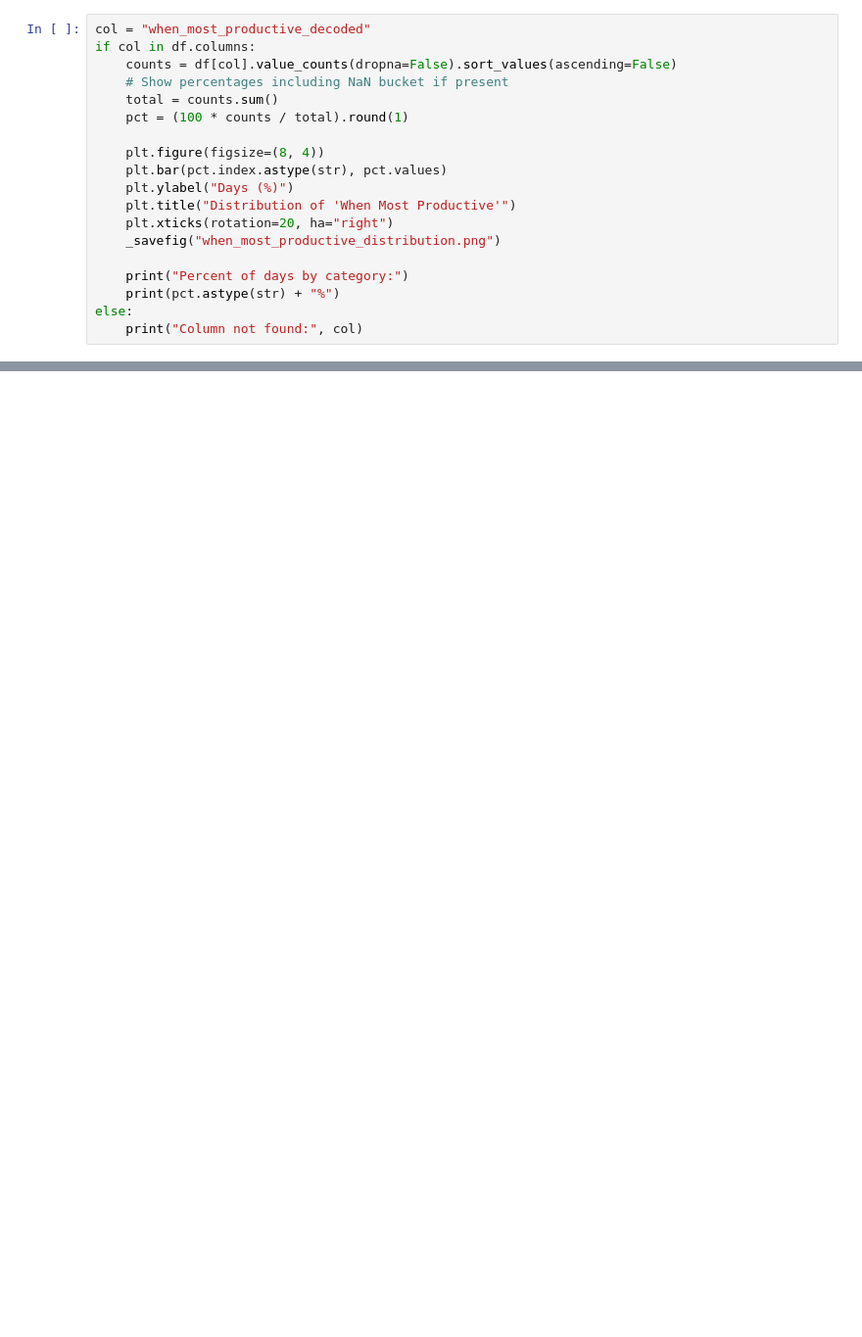
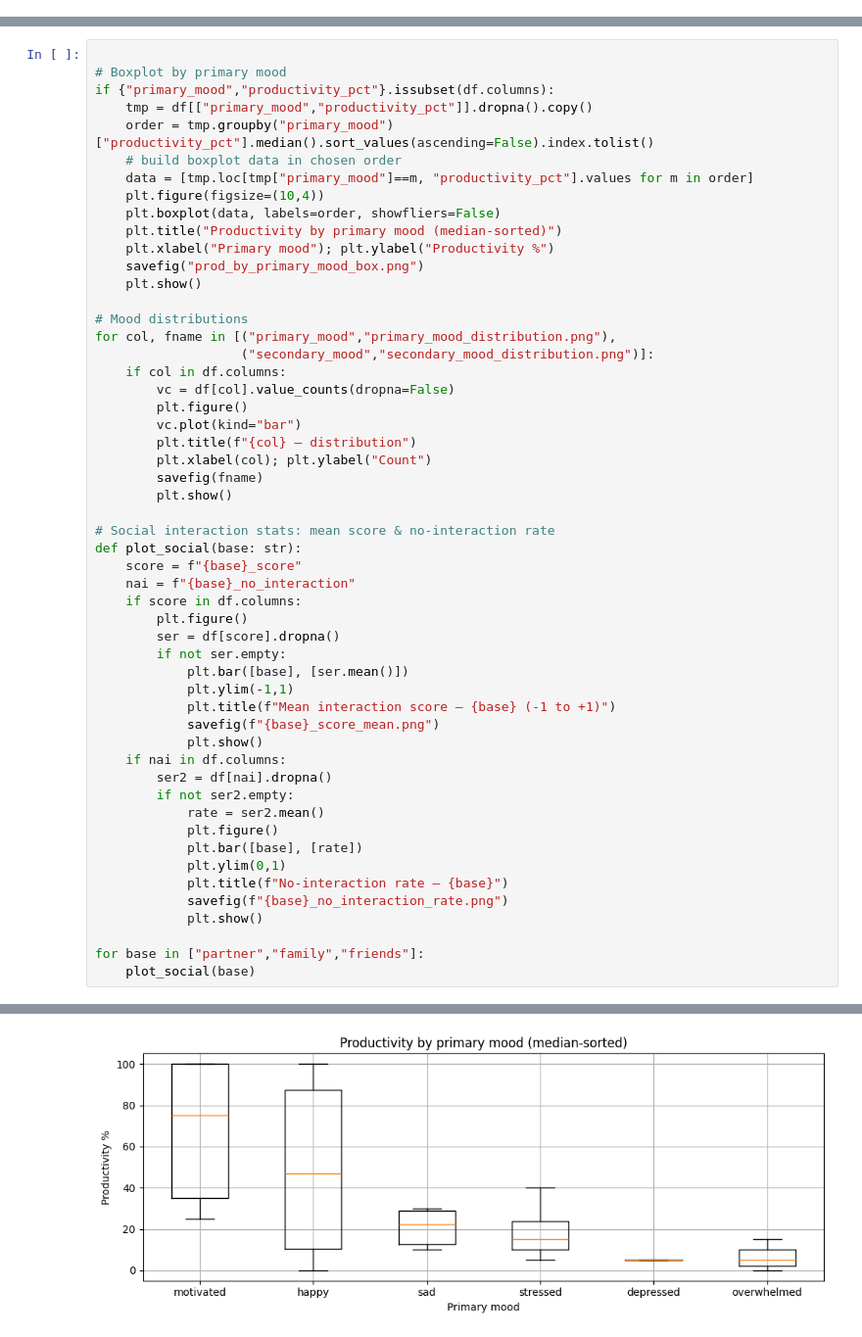
Before and after one commit to deepakdeo/cte-project, a Jupyter notebook: notebooks/01_EDA.ipynb, the cells around one changed output, grey strips where cells are left out. Shown at 98% size. Cells and saved outputs as stored; diff of their text form; blank space fills up the shorter version.

```diff
--- a/notebooks/01_EDA.ipynb
+++ b/notebooks/01_EDA.ipynb
@@ -662,19 +0,0 @@ rem_sleep_pct: slope=0.15, intercept=36.57, r=0.02, n=72
-# %%
-col = "when_most_productive_decoded"
-if col in df.columns:
-    counts = df[col].value_counts(dropna=False).sort_values(ascending=False)
-    # Show percentages including NaN bucket if present
-    total = counts.sum()
-    pct = (100 * counts / total).round(1)
-
-    plt.figure(figsize=(8, 4))
-    plt.bar(pct.index.astype(str), pct.values)
-    plt.ylabel("Days (%)")
-    plt.title("Distribution of 'When Most Productive'")
-    plt.xticks(rotation=20, ha="right")
-    _savefig("when_most_productive_distribution.png")
-
-    print("Percent of days by category:")
-    print(pct.astype(str) + "%")
-else:
-    print("Column not found:", col)
@@ -815,0 +307,54 @@ Wrote reports/figures/prod_by_dinner_quality_ci.png
+# %%
+
+# Boxplot by primary mood
+if {"primary_mood","productivity_pct"}.issubset(df.columns):
+    tmp = df[["primary_mood","productivity_pct"]].dropna().copy()
+    order = tmp.groupby("primary_mood")["productivity_pct"].median().sort_values(ascending=False).index.tolist()
+    # build boxplot data in chosen order
+    data = [tmp.loc[tmp["primary_mood"]==m, "productivity_pct"].values for m in order]
+    plt.figure(figsize=(10,4))
+    plt.boxplot(data, labels=order, showfliers=False)
+    plt.title("Productivity by primary mood (median-sorted)")
+    plt.xlabel("Primary mood"); plt.ylabel("Productivity %")
+    savefig("prod_by_primary_mood_box.png")
+    plt.show()
+
+# Mood distributions
+for col, fname in [("primary_mood","primary_mood_distribution.png"),
+                   ("secondary_mood","secondary_mood_distribution.png")]:
+    if col in df.columns:
+        vc = df[col].value_counts(dropna=False)
+        plt.figure()
+        vc.plot(kind="bar")
+        plt.title(f"{col} — distribution")
+        plt.xlabel(col); plt.ylabel("Count")
+        savefig(fname)
+        plt.show()
+
+# Social interaction stats: mean score & no-interaction rate
+def plot_social(base: str):
+    score = f"{base}_score"
+    nai = f"{base}_no_interaction"
+    if score in df.columns:
+        plt.figure()
+        ser = df[score].dropna()
+        if not ser.empty:
+            plt.bar([base], [ser.mean()])
+            plt.ylim(-1,1)
+            plt.title(f"Mean interaction score — {base} (-1 to +1)")
+            savefig(f"{base}_score_mean.png")
+            plt.show()
+    if nai in df.columns:
+        ser2 = df[nai].dropna()
+        if not ser2.empty:
+            rate = ser2.mean()
+            plt.figure()
+            plt.bar([base], [rate])
+            plt.ylim(0,1)
+            plt.title(f"No-interaction rate — {base}")
+            savefig(f"{base}_no_interaction_rate.png")
+            plt.show()
+
+for base in ["partner","family","friends"]:
+    plot_social(base)
+# %% [output]
@@ -815,0 +362 @@ Wrote reports/figures/prod_by_dinner_quality_ci.png
+[figure, added]
```
Also changed, not shown: parts of 54 cells of this notebook, 21 other files.
